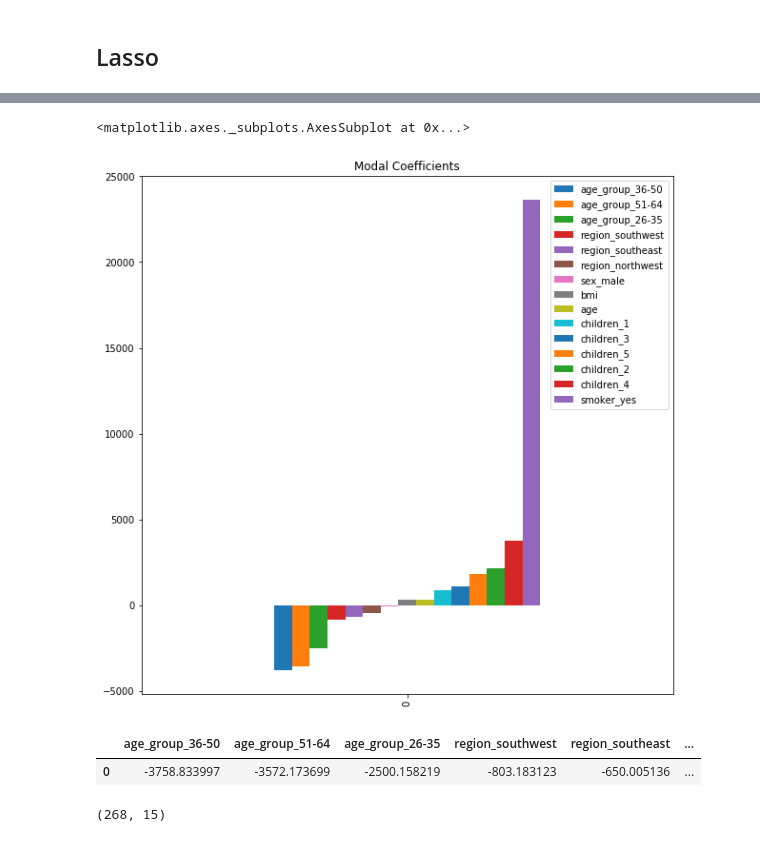
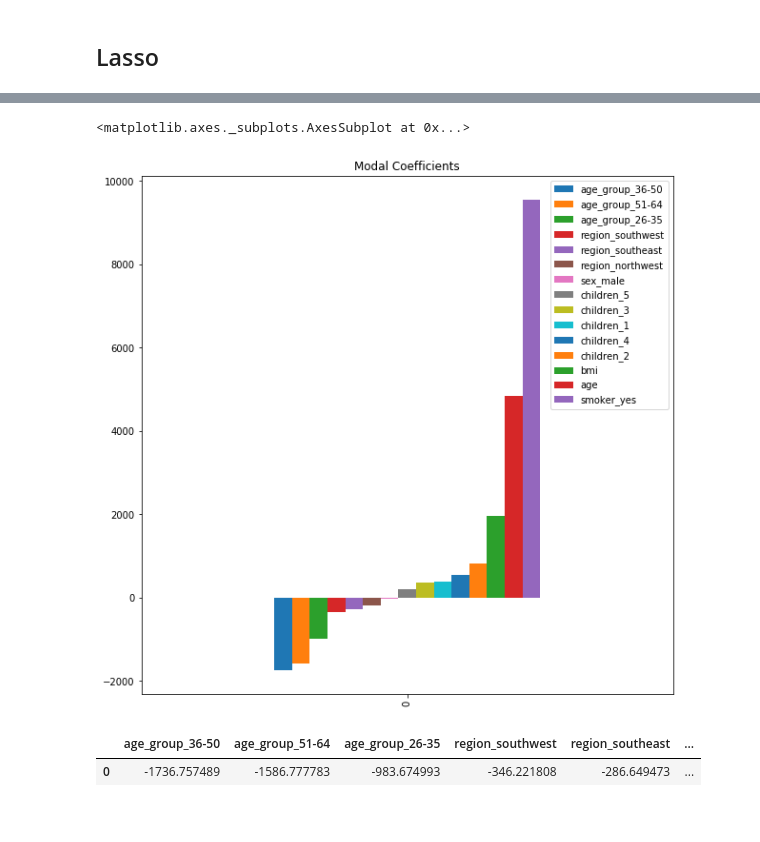
Before and after one commit to JVasquez5/IBM-Machine-Learning-Professional-Certificate, a Jupyter notebook: Module_2/working.ipynb, the cells around one changed output, grey strips where cells are left out. Cells and saved outputs as stored; diff of their text form; code cells hidden in the pictures.

```diff
--- a/Module_2/working.ipynb
+++ b/Module_2/working.ipynb
@@ -286,2 +291,10 @@ print(target.shape)
 # %%
 X_train, X_test, y_train, y_test = train_test_split(features, target, test_size=0.20, random_state=42)
+# %%
+scaler = StandardScaler()
+# fit the scaler to the training data
+scaler.fit(X_train)
+#transform the training data
+X_train_scaled = pd.DataFrame(data = scaler.transform(X_train), columns = features.columns)
+#transform the testing dat
+X_test_scaled = pd.DataFrame(data = scaler.transform(X_test), columns = features.columns)
@@ -311,17 +326,16 @@ Warnings:
 ## Lasso
 # %%
 ## training the model
-from sklearn.linear_model import Lasso
-from sklearn import metrics
-from sklearn.metrics import make_scorer, accuracy_score #Import scikit-learn metrics module for accuracy calculation
-lasso = Lasso(alpha = 0.01, normalize = False)
-lasso = lasso.fit(X_train, y_train)
-y_train_pred = lasso.predict(X_train)
-y_pred = lasso.predict(X_test)
+lasso = Lasso(alpha=0.001, normalize=True)
+lasso = lasso.fit(X_train_scaled, y_train)
+y_train_pred = lasso.predict(X_train_scaled)
+y_pred = lasso.predict(X_test_scaled)
 train_rmse = np.sqrt(metrics.mean_squared_error(y_train, y_train_pred))
 test_rmse = np.sqrt(metrics.mean_squared_error(y_test, y_pred))
+
 print('Training Root Mean Squared Error:' , train_rmse)
 print("Testing Rooot Mean Squared Error:" , test_rmse)
+
 # print ("R^2 Score:", lasso.score(y_train, y_train_pred))
 print ("R^2 Train Score:", metrics.r2_score(y_train, (y_train_pred)))
 print("R^2 Test Score:", metrics.r2_score(y_test, y_pred))
@@ -333,14 +347,14 @@ R^2 Test Score: 0.7858612326136756
 # %%
 lasso_coef01 = pd.DataFrame(data=lasso.coef_).T
-lasso_coef01.columns = X_train.columns
+lasso_coef01.columns = X_train_scaled.columns
 lasso_coef01 = lasso_coef01.T.sort_values(by=0).T
 lasso_coef01.plot(kind='bar', title='Modal Coefficients', legend=True, figsize=(10,10))
 # %% [output]
 <matplotlib.axes._subplots.AxesSubplot at 0x...>
-[figure, old version]
+[figure, new version]
 # %%
 lasso_coef01
 # %% [output]
 |  | age_group_36-50 | age_group_51-64 | age_group_26-35 | region_southwest | region_southeast | ... |
-| 0 | -3758.833997 | -3572.173699 | -2500.158219 | -803.183123 | -650.005136 | ... |
+| 0 | -1736.757489 | -1586.777783 | -983.674993 | -346.221808 | -286.649473 | ... |
 # %%
@@ -361,5 +362,0 @@ y = target
-# %%
-X = X_test.to_numpy()
-print(X.shape)
-# %% [output]
-(268, 15)
```
Also changed, not shown: parts of 15 cells of this notebook.
